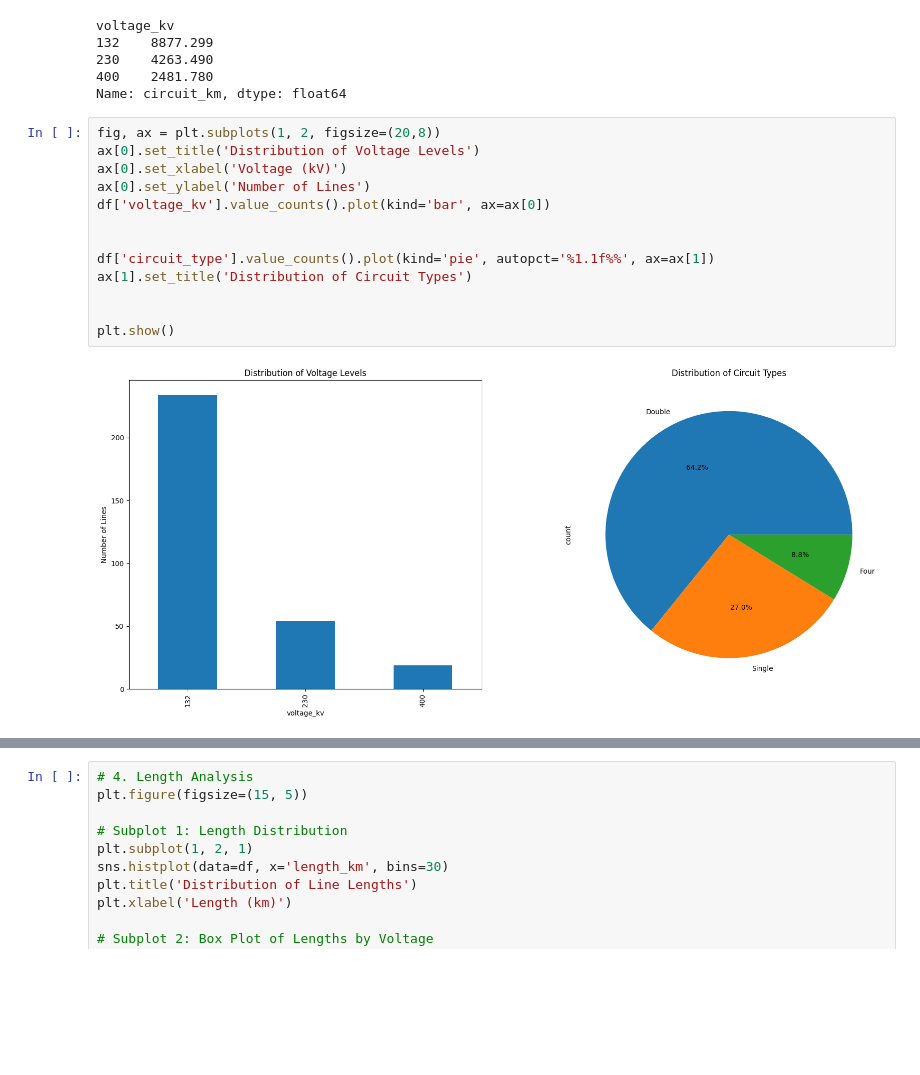
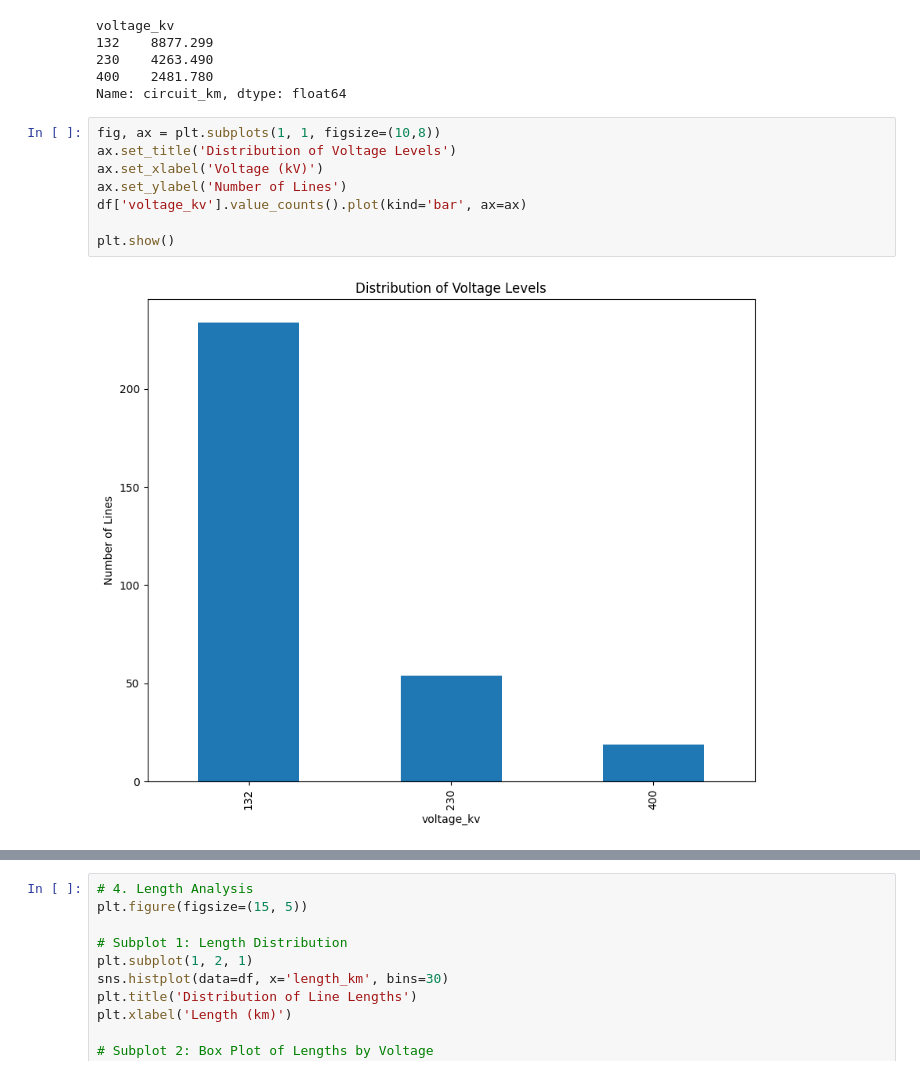
Before and after one commit to MahdeeMushfiqueKamal/Power-Grid-Network-Analysis, a Jupyter notebook: EDA/Analyze_Transmission_Lines.ipynb, the cells around one changed output, grey strips where cells are left out. Saved outputs shown, nothing was run; the diff lists cells and outputs as text; blank space fills up the shorter version.

```diff
--- a/EDA/Analyze_Transmission_Lines.ipynb
+++ b/EDA/Analyze_Transmission_Lines.ipynb
@@ -71,17 +71,12 @@ voltage_kv
 400    2481.780
 Name: circuit_km, dtype: float64
 # %%
-fig, ax = plt.subplots(1, 2, figsize=(20,8))
-ax[0].set_title('Distribution of Voltage Levels')
-ax[0].set_xlabel('Voltage (kV)')
-ax[0].set_ylabel('Number of Lines')
-df['voltage_kv'].value_counts().plot(kind='bar', ax=ax[0])
-
-
-df['circuit_type'].value_counts().plot(kind='pie', autopct='%1.1f%%', ax=ax[1])
-ax[1].set_title('Distribution of Circuit Types')
-
+fig, ax = plt.subplots(1, 1, figsize=(10,8))
+ax.set_title('Distribution of Voltage Levels')
+ax.set_xlabel('Voltage (kV)')
+ax.set_ylabel('Number of Lines')
+df['voltage_kv'].value_counts().plot(kind='bar', ax=ax)
 
 plt.show()
 # %% [output]
-[figure, old version]
+[figure, new version]
```
Also changed, not shown: parts of 1 cell of this notebook, 3 other files.
